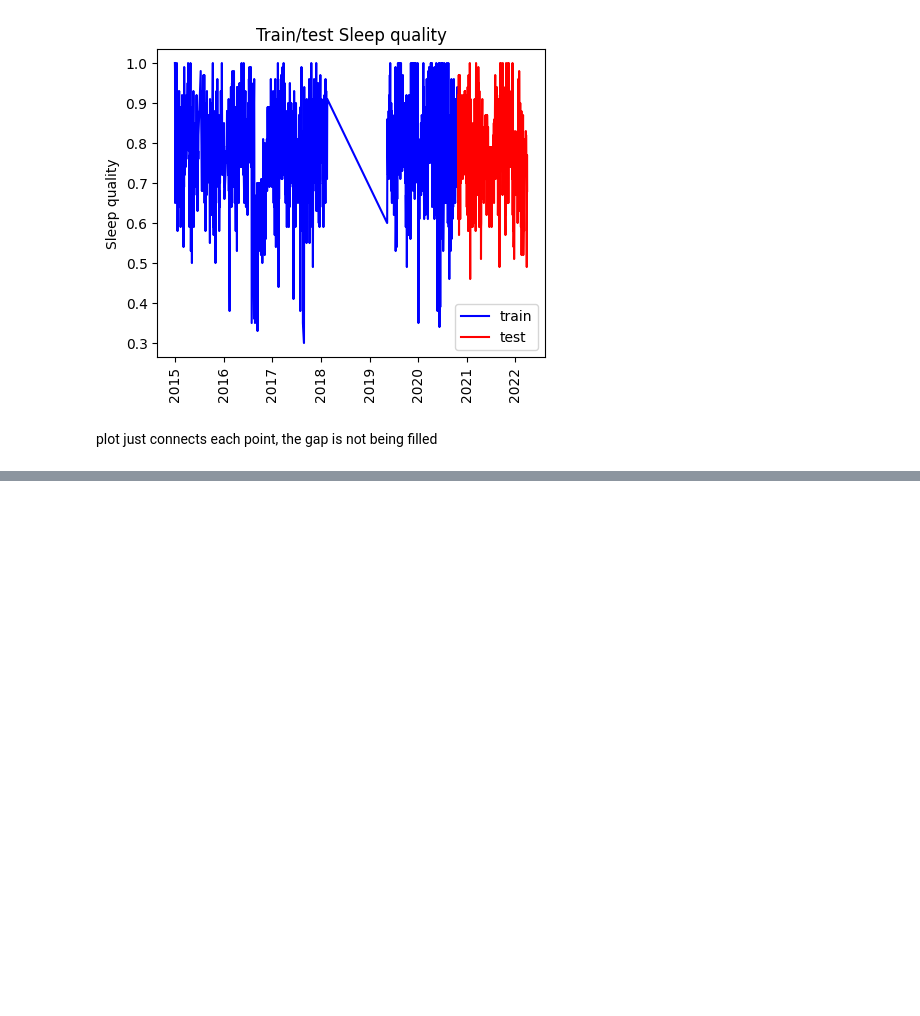
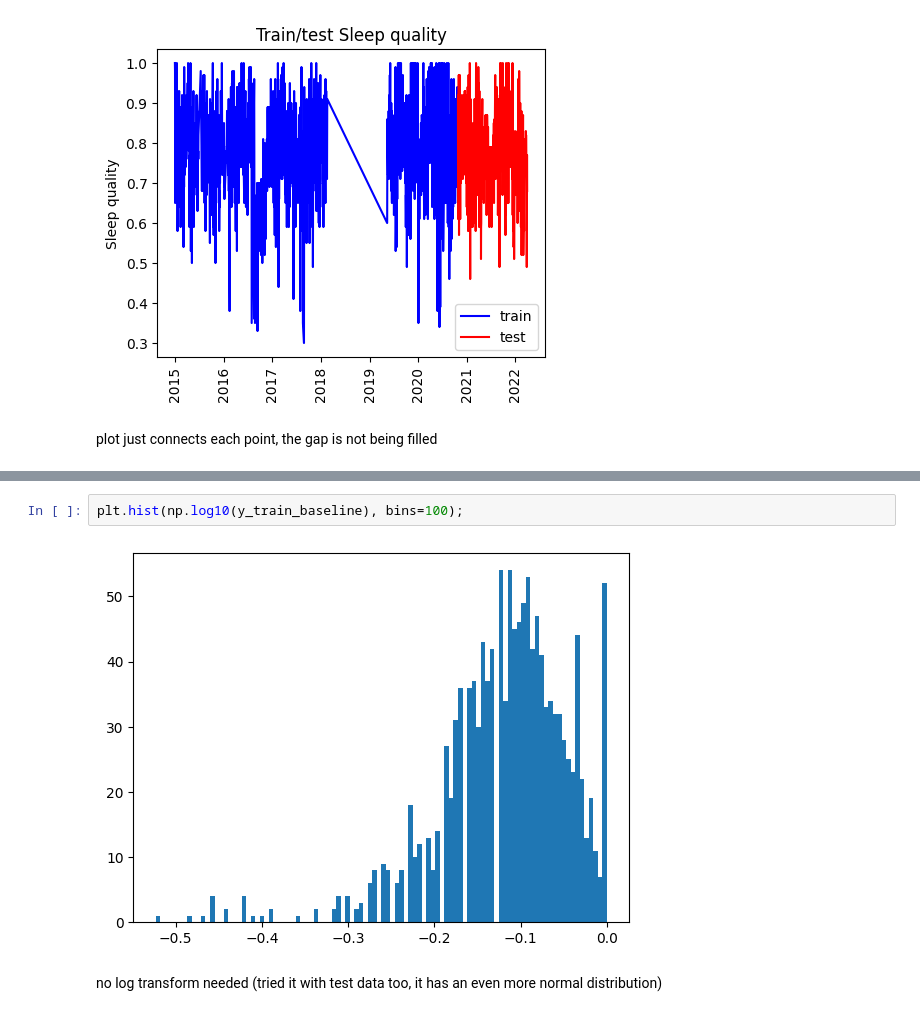
Before and after one commit to ricd99/endToEndML, a Jupyter notebook: notebooks/EDA.ipynb, the cells around one changed output, grey strips where cells are left out. Saved outputs shown, nothing was run; the diff lists cells and outputs as text; blank space fills up the shorter version.

```diff
--- a/notebooks/EDA.ipynb
+++ b/notebooks/EDA.ipynb
@@ -712,0 +820,6 @@ plot just connects each point, the gap is not being filled
+# %%
+plt.hist(np.log10(y_train_baseline), bins=100);
+# %% [output]
+[figure, added]
+# %% [markdown]
+no log transform needed (tried it with test data too, it has an even more normal distribution)
```
Also changed, not shown: parts of 13 cells of this notebook.
